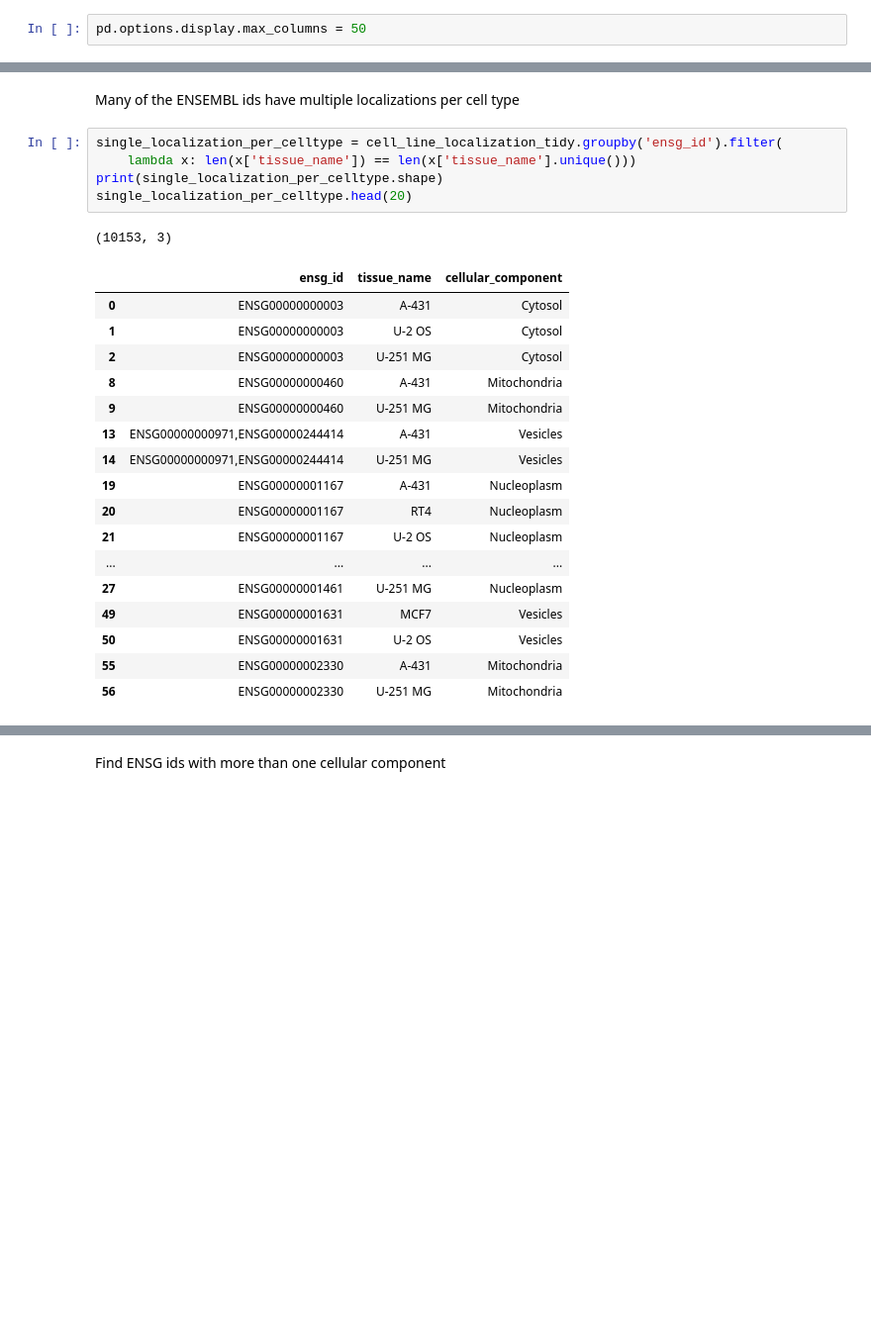
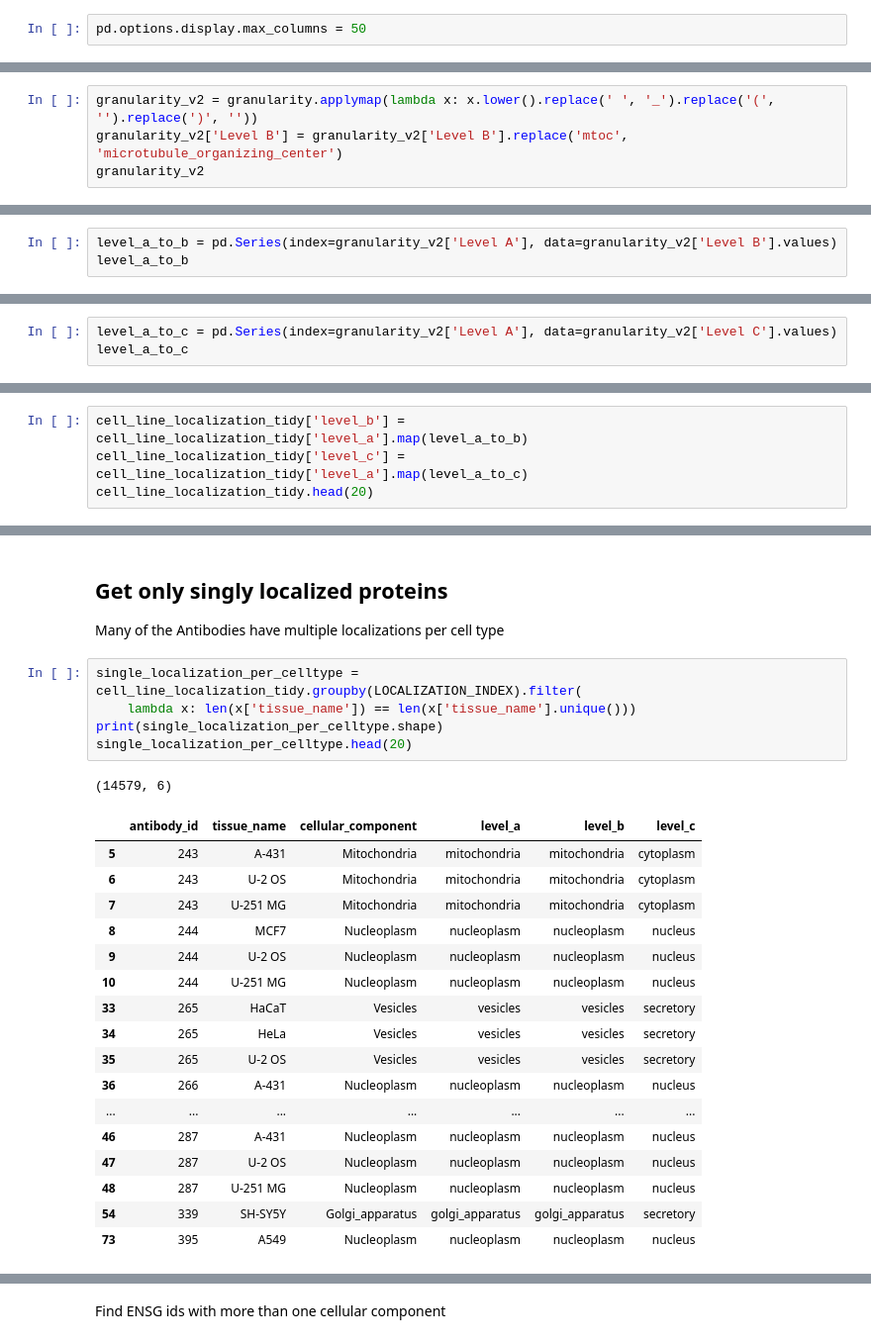
Before and after one commit to czbiohub/sequence-localization, a Jupyter notebook: notebooks/000_filter_for_differentially_localized_proteins.ipynb, the cells around one changed output, grey strips where cells are left out. Shown at 99% size. Cells and saved outputs as stored; diff of their text form; blank space fills up the shorter version.

```diff
--- a/notebooks/000_filter_for_differentially_localized_proteins.ipynb
+++ b/notebooks/000_filter_for_differentially_localized_proteins.ipynb
@@ -135,0 +170,4 @@ cell_line_localization_tidy.head(10)
+# %%
+granularity_v2 = granularity.applymap(lambda x: x.lower().replace(' ', '_').replace('(', '').replace(')', ''))
+granularity_v2['Level B'] = granularity_v2['Level B'].replace('mtoc', 'microtubule_organizing_center')
+granularity_v2
@@ -135,0 +192,3 @@ cell_line_localization_tidy.head(10)
+# %%
+level_a_to_b = pd.Series(index=granularity_v2['Level A'], data=granularity_v2['Level B'].values)
+level_a_to_b
@@ -135,0 +213,3 @@ cell_line_localization_tidy.head(10)
+# %%
+level_a_to_c = pd.Series(index=granularity_v2['Level A'], data=granularity_v2['Level C'].values)
+level_a_to_c
@@ -135,0 +234,4 @@ cell_line_localization_tidy.head(10)
+# %%
+cell_line_localization_tidy['level_b'] = cell_line_localization_tidy['level_a'].map(level_a_to_b)
+cell_line_localization_tidy['level_c'] = cell_line_localization_tidy['level_a'].map(level_a_to_c)
+cell_line_localization_tidy.head(20)
@@ -136,27 +273,29 @@ cell_line_localization_tidy.head(10)
 # %% [markdown]
-Many of the ENSEMBL ids have multiple localizations per cell type
+## Get only singly localized proteins
+
+Many of the Antibodies have multiple localizations per cell type
 # %%
-single_localization_per_celltype = cell_line_localization_tidy.groupby('ensg_id').filter(
+single_localization_per_celltype = cell_line_localization_tidy.groupby(LOCALIZATION_INDEX).filter(
     lambda x: len(x['tissue_name']) == len(x['tissue_name'].unique()))
 print(single_localization_per_celltype.shape)
 single_localization_per_celltype.head(20)
 # %% [output]
-(10153, 3)
+(14579, 6)
-|  | ensg_id | tissue_name | cellular_component |
-| 0 | ENSG00000000003 | A-431 | Cytosol |
-| 1 | ENSG00000000003 | U-2 OS | Cytosol |
-| 2 | ENSG00000000003 | U-251 MG | Cytosol |
-| 8 | ENSG00000000460 | A-431 | Mitochondria |
-| 9 | ENSG00000000460 | U-251 MG | Mitochondria |
-| 13 | ENSG00000000971,ENSG00000244414 | A-431 | Vesicles |
-| 14 | ENSG00000000971,ENSG00000244414 | U-251 MG | Vesicles |
-| 19 | ENSG00000001167 | A-431 | Nucleoplasm |
-| 20 | ENSG00000001167 | RT4 | Nucleoplasm |
-| 21 | ENSG00000001167 | U-2 OS | Nucleoplasm |
-| ... | ... | ... | ... |
-| 27 | ENSG00000001461 | U-251 MG | Nucleoplasm |
-| 49 | ENSG00000001631 | MCF7 | Vesicles |
-| 50 | ENSG00000001631 | U-2 OS | Vesicles |
-| 55 | ENSG00000002330 | A-431 | Mitochondria |
-| 56 | ENSG00000002330 | U-251 MG | Mitochondria |
+|  | antibody_id | tissue_name | cellular_component | level_a | level_b | level_c |
+| 5 | 243 | A-431 | Mitochondria | mitochondria | mitochondria | cytoplasm |
+| 6 | 243 | U-2 OS | Mitochondria | mitochondria | mitochondria | cytoplasm |
+| 7 | 243 | U-251 MG | Mitochondria | mitochondria | mitochondria | cytoplasm |
+| 8 | 244 | MCF7 | Nucleoplasm | nucleoplasm | nucleoplasm | nucleus |
+| 9 | 244 | U-2 OS | Nucleoplasm | nucleoplasm | nucleoplasm | nucleus |
+| 10 | 244 | U-251 MG | Nucleoplasm | nucleoplasm | nucleoplasm | nucleus |
+| 33 | 265 | HaCaT | Vesicles | vesicles | vesicles | secretory |
+| 34 | 265 | HeLa | Vesicles | vesicles | vesicles | secretory |
+| 35 | 265 | U-2 OS | Vesicles | vesicles | vesicles | secretory |
+| 36 | 266 | A-431 | Nucleoplasm | nucleoplasm | nucleoplasm | nucleus |
+| ... | ... | ... | ... | ... | ... | ... |
+| 46 | 287 | A-431 | Nucleoplasm | nucleoplasm | nucleoplasm | nucleus |
+| 47 | 287 | U-2 OS | Nucleoplasm | nucleoplasm | nucleoplasm | nucleus |
+| 48 | 287 | U-251 MG | Nucleoplasm | nucleoplasm | nucleoplasm | nucleus |
+| 54 | 339 | SH-SY5Y | Golgi_apparatus | golgi_apparatus | golgi_apparatus | secretory |
+| 73 | 395 | A549 | Nucleoplasm | nucleoplasm | nucleoplasm | nucleus |
 # %% [markdown]
```
Also changed, not shown: parts of 38 cells of this notebook, 20 other files.
